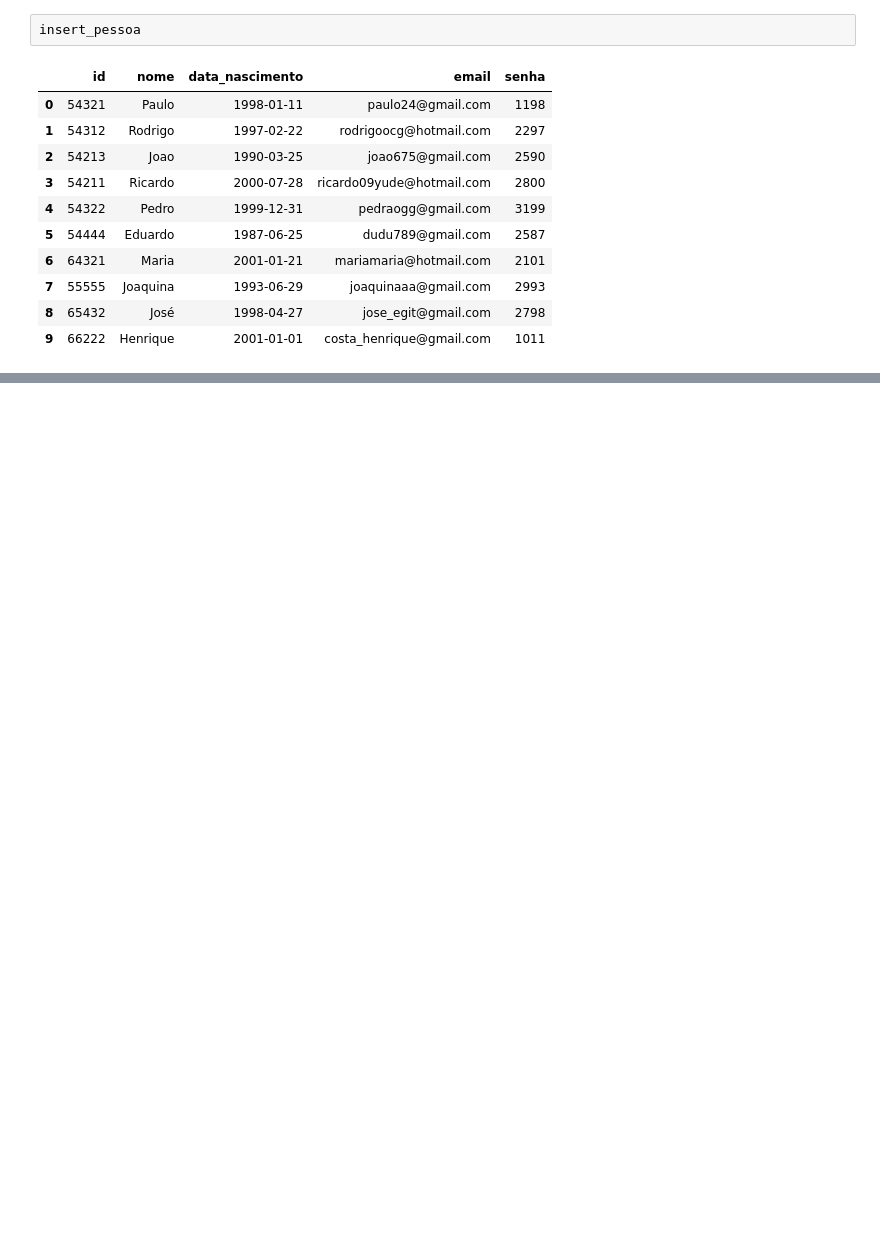
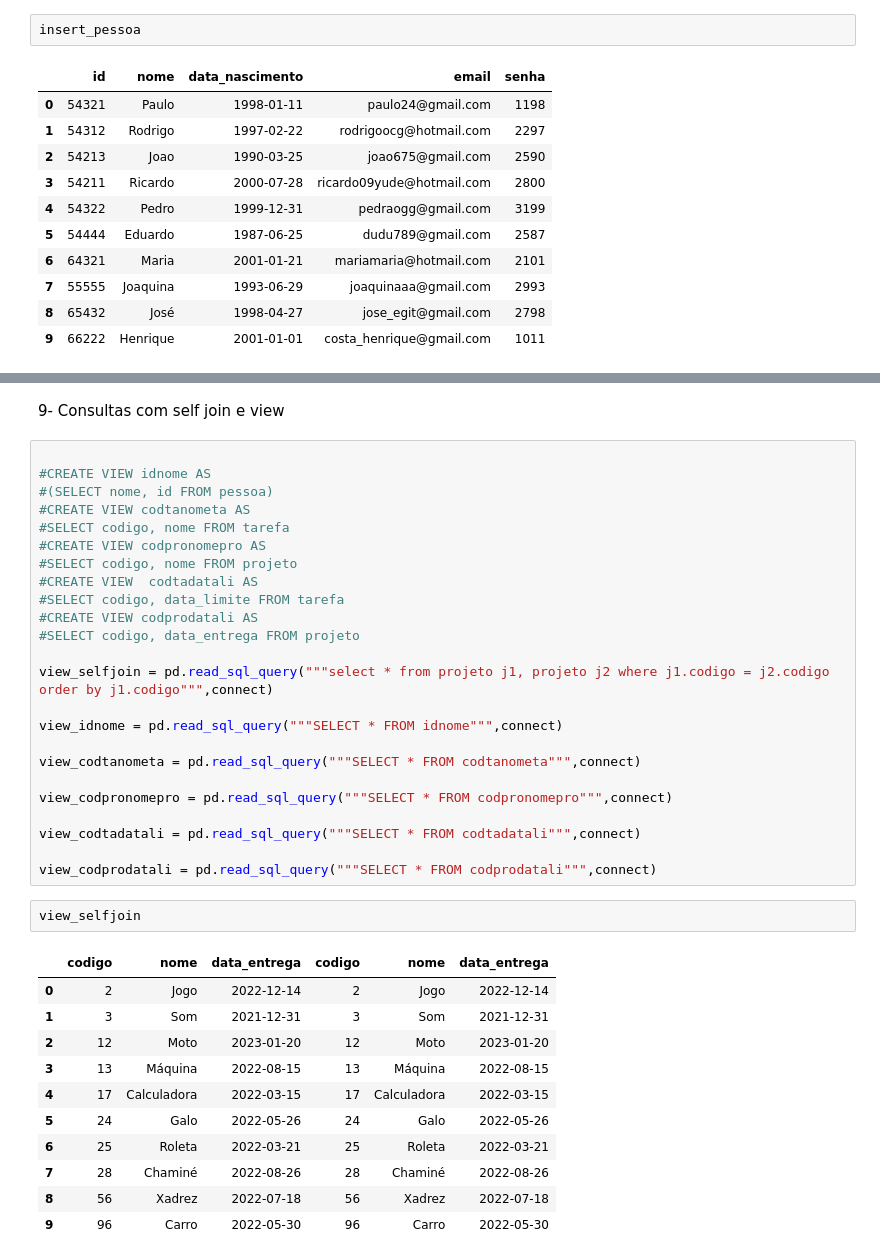
Before and after one commit to RodrigoCoouto/Template_Trab_BD1_2020, a Jupyter notebook: Gestor_de_Tarefas_e_Projeto_BD.ipynb, the cells around one changed output, grey strips where cells are left out. Saved outputs shown, nothing was run; the diff lists cells and outputs as text; blank space fills up the shorter version.

```diff
--- a/Gestor_de_Tarefas_e_Projeto_BD.ipynb
+++ b/Gestor_de_Tarefas_e_Projeto_BD.ipynb
@@ -111,0 +366,40 @@ insert_pessoa
+# %% [markdown]
+9- Consultas com self join e view
+# %%
+
+#CREATE VIEW idnome AS
+#(SELECT nome, id FROM pessoa)
+#CREATE VIEW codtanometa AS
+#SELECT codigo, nome FROM tarefa
+#CREATE VIEW codpronomepro AS
+#SELECT codigo, nome FROM projeto
+#CREATE VIEW  codtadatali AS
+#SELECT codigo, data_limite FROM tarefa
+#CREATE VIEW codprodatali AS
+#SELECT codigo, data_entrega FROM projeto
+
+view_selfjoin = pd.read_sql_query("""select * from projeto j1, projeto j2 where j1.codigo = j2.codigo order by j1.codigo""",connect)
+
+view_idnome = pd.read_sql_query("""SELECT * FROM idnome""",connect)
+
+view_codtanometa = pd.read_sql_query("""SELECT * FROM codtanometa""",connect)
+
+view_codpronomepro = pd.read_sql_query("""SELECT * FROM codpronomepro""",connect)
+
+view_codtadatali = pd.read_sql_query("""SELECT * FROM codtadatali""",connect)
+
+view_codprodatali = pd.read_sql_query("""SELECT * FROM codprodatali""",connect)
+# %%
+view_selfjoin
+# %% [output]
+|  | codigo | nome | data_entrega | codigo | nome | data_entrega |
+| 0 | 2 | Jogo | 2022-12-14 | 2 | Jogo | 2022-12-14 |
+| 1 | 3 | Som | 2021-12-31 | 3 | Som | 2021-12-31 |
+| 2 | 12 | Moto | 2023-01-20 | 12 | Moto | 2023-01-20 |
+| 3 | 13 | Máquina | 2022-08-15 | 13 | Máquina | 2022-08-15 |
+| 4 | 17 | Calculadora | 2022-03-15 | 17 | Calculadora | 2022-03-15 |
+| 5 | 24 | Galo | 2022-05-26 | 24 | Galo | 2022-05-26 |
+| 6 | 25 | Roleta | 2022-03-21 | 25 | Roleta | 2022-03-21 |
+| 7 | 28 | Chaminé | 2022-08-26 | 28 | Chaminé | 2022-08-26 |
+| 8 | 56 | Xadrez | 2022-07-18 | 56 | Xadrez | 2022-07-18 |
+| 9 | 96 | Carro | 2022-05-30 | 96 | Carro | 2022-05-30 |
```
Also changed, not shown: parts of 32 cells of this notebook.
